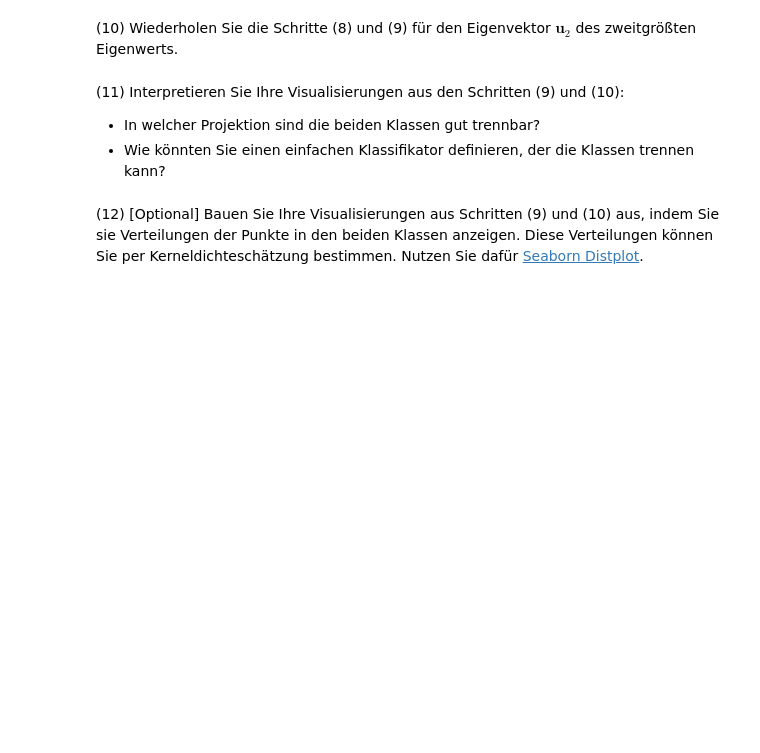
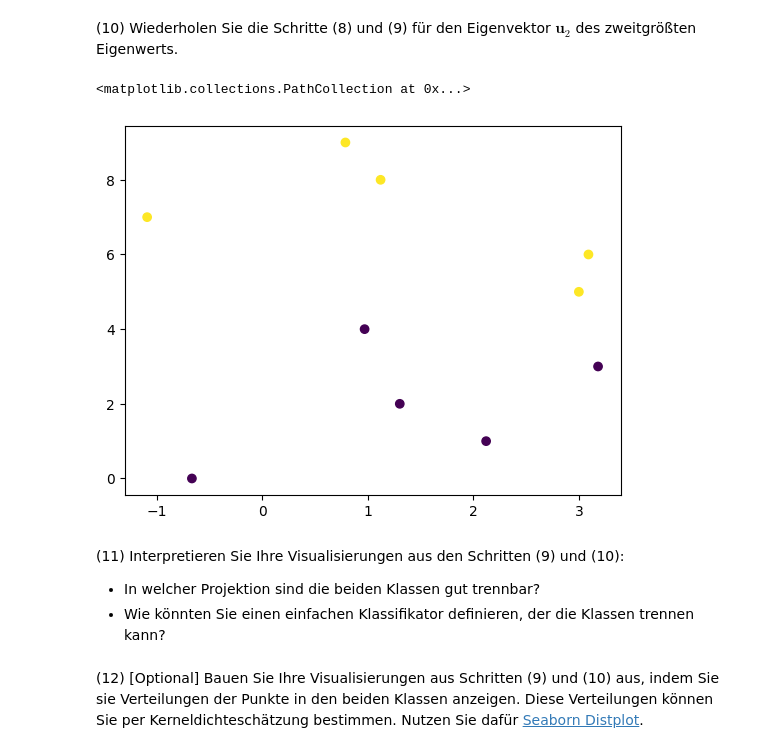
Before and after one commit to Emanuel162/MachineLearning, a Jupyter notebook: UebungenML/SJMN-12.ipynb, the cells around one changed output. Drawn from its saved outputs; the diff is of its cells as text; code cells hidden in the pictures; blank space fills up the shorter version.

```diff
--- a/UebungenML/SJMN-12.ipynb
+++ b/UebungenML/SJMN-12.ipynb
@@ -224,5 +271,15 @@ y_12_2 = np.hstack((np.ones(5, ) * 1, np.ones(5, ) * 2))  # labels
 # %% [markdown]
 (10) Wiederholen Sie die Schritte (8) und (9) für den Eigenvektor $\mathbf{u}_2$ des zweitgrößten Eigenwerts.
+# %%
+u2 = eigenvektoren_sortiert[:,1]
+w2 = eigenwerte_sortiert[1]
+
+x2 = np.dot(u2.T, X_12_2.T)
+y_plot = np.arange(len(x2))
+plt.scatter(x2, y_plot, c=y_12_2)
+# %% [output]
+<matplotlib.collections.PathCollection at 0x...>
+[figure, added]
 # %% [markdown]
 (11) Interpretieren Sie Ihre Visualisierungen aus den Schritten (9) und (10):
 
```
Also changed, not shown: parts of 10 cells of this notebook.
